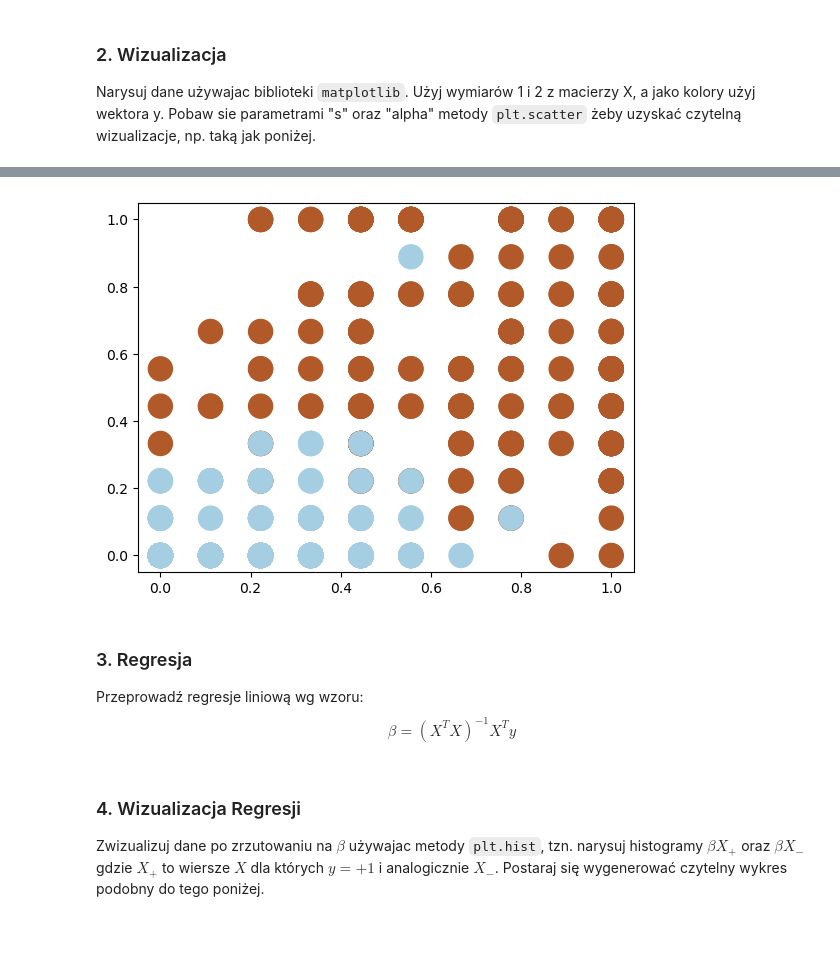
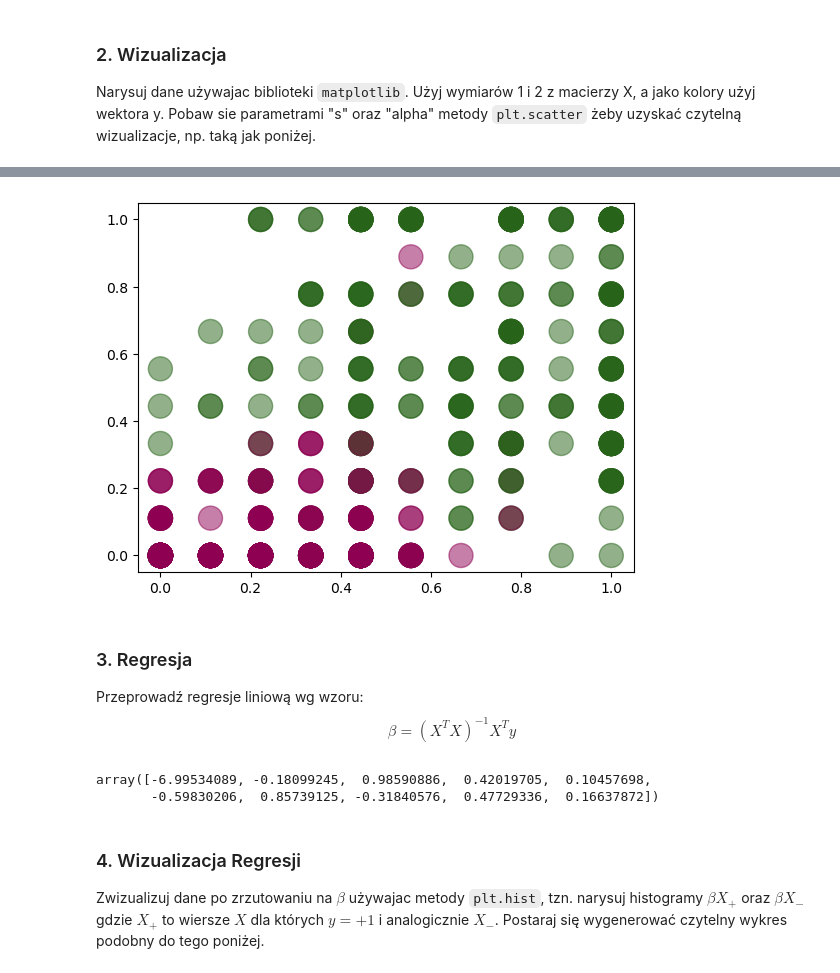
Before and after one commit to KajetanOzog/effective_python, a Jupyter notebook: lab13.ipynb, the cells around one changed output, grey strips where cells are left out. Cells and saved outputs as stored; diff of their text form; code cells hidden in the pictures; blank space fills up the shorter version.

```diff
--- a/lab13.ipynb
+++ b/lab13.ipynb
@@ -32,11 +32,11 @@ Narysuj dane używajac biblioteki `matplotlib`. Użyj wymiarów 1 i 2 z macierzy
 # %%
 %matplotlib inline
 import matplotlib.pyplot as plt
 
-plt.scatter(X[:, 1], X[:, 2], c=y, s=300, cmap=plt.cm.Paired)
+plt.scatter(X[:, 1], X[:, 2], c=y, s=300, alpha=0.5, cmap=plt.cm.get_cmap('PiYG'))
 plt.show()
 # %% [output]
-[figure, old version]
+[figure, new version]
 # %% [markdown]
 ### 3. Regresja
 
@@ -44,6 +44,11 @@ Przeprowadź regresje liniową wg wzoru:
 $$
 \beta = (X^TX)^{-1}X^Ty
 $$
+# %%
+Beta = np.linalg.inv(X.T @ X) @ X.T @ y
+# %% [output]
+array([-6.99534089, -0.18099245,  0.98590886,  0.42019705,  0.10457698,
+       -0.59830206,  0.85739125, -0.31840576,  0.47729336,  0.16637872])
 # %% [markdown]
 ### 4. Wizualizacja Regresji
 
```
Also changed, not shown: parts of 6 cells of this notebook.
